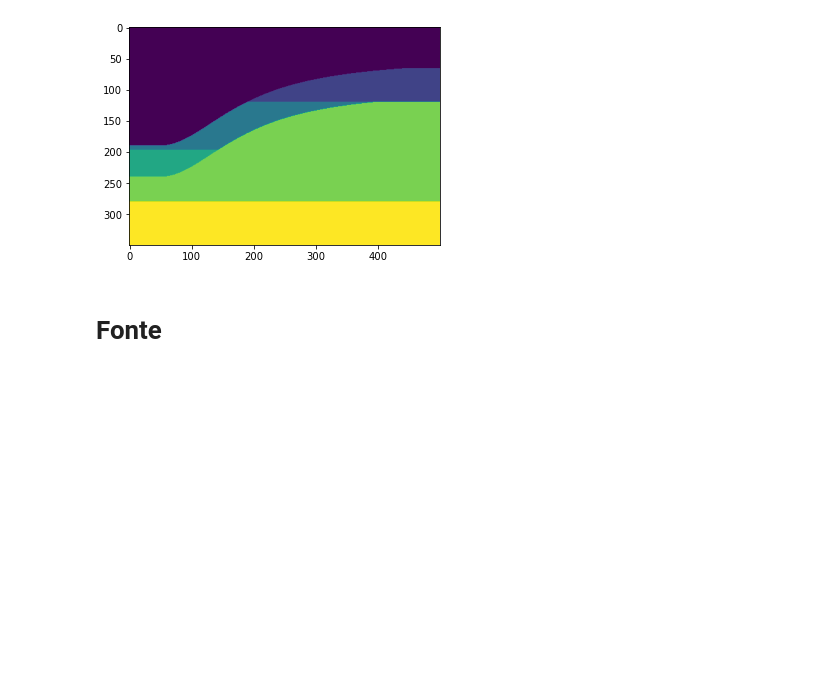
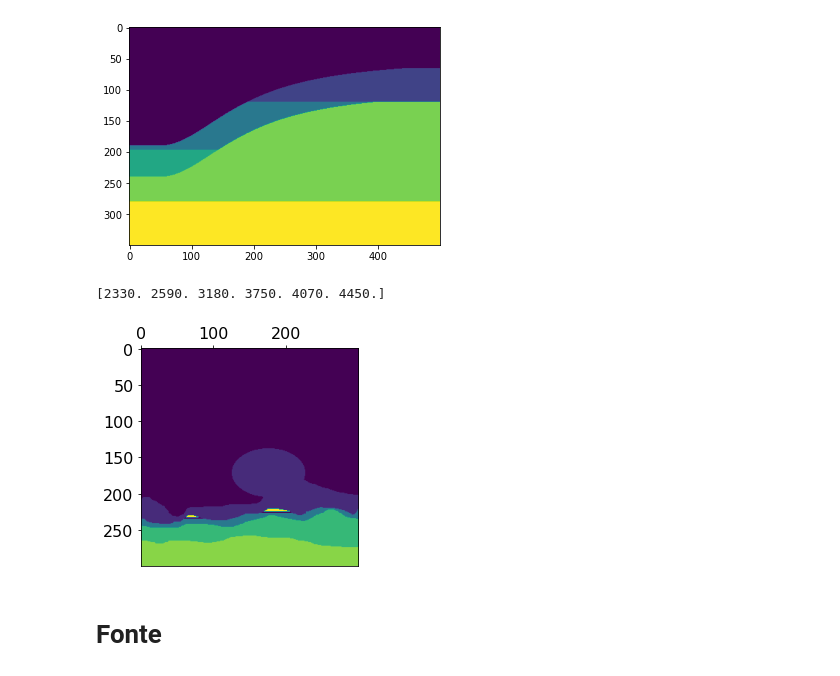
Before and after one commit to thiago-carneiro/mestrado, a Jupyter notebook: procSinais/modelagem.ipynb, the cells around one changed output. Drawn from its saved outputs; the diff is of its cells as text; code cells hidden in the pictures; blank space fills up the shorter version.

```diff
--- a/procSinais/modelagem.ipynb
+++ b/procSinais/modelagem.ipynb
@@ -136,6 +137,17 @@ class modelo_reservatorio(modelo):
 modelo_reservatorio(400,250).cria_bordas_cerjan().plot()
 # %% [output]
 [figure]
+# %%
+class modelo_bitmap(modelo):
+    def __init__(self, Nx=300, Nz=300, arquivo="modelo.png") -> None:
+        super().__init__(Nx=Nx, Nz=Nz)
+        bitmap = PIL.Image.open(arquivo).convert('L')
+        self.vp=10.*np.array(bitmap)+2000
+print(np.unique(modelo_bitmap(arquivo="modelo-simp.png").vp))
+modelo_bitmap(arquivo="modelo-simp.png").plot()
+# %% [output]
+[2330. 2590. 3180. 3750. 4070. 4450.]
+[figure, added]
 # %% [markdown]
 # Fonte
 # %%
```
Also changed, not shown: parts of 5 cells of this notebook, 7 other files.
